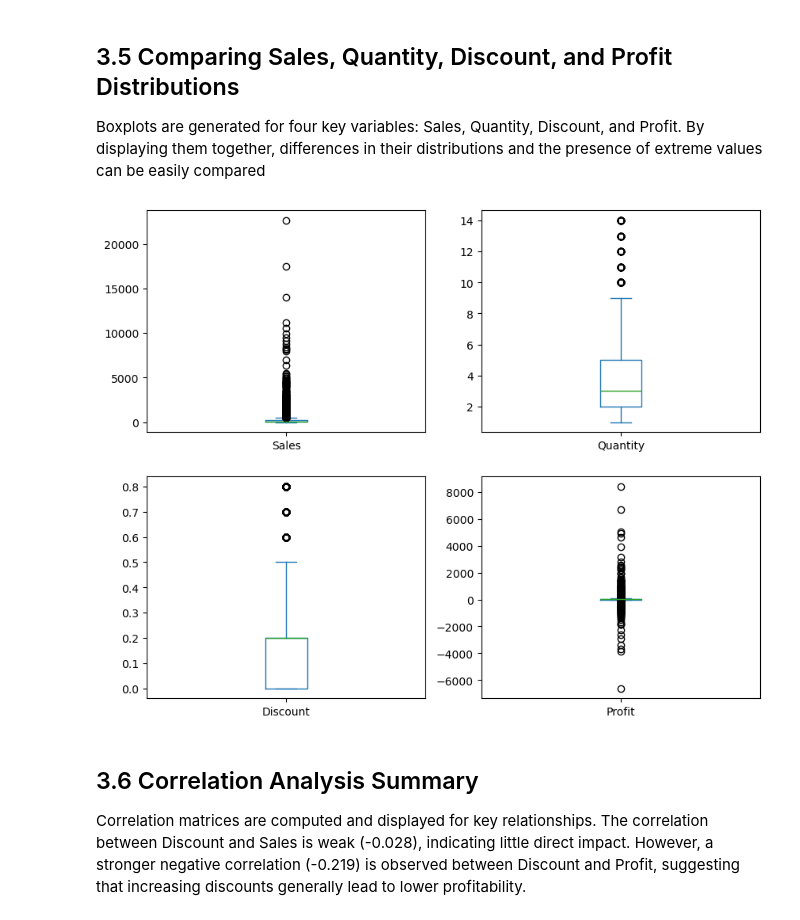
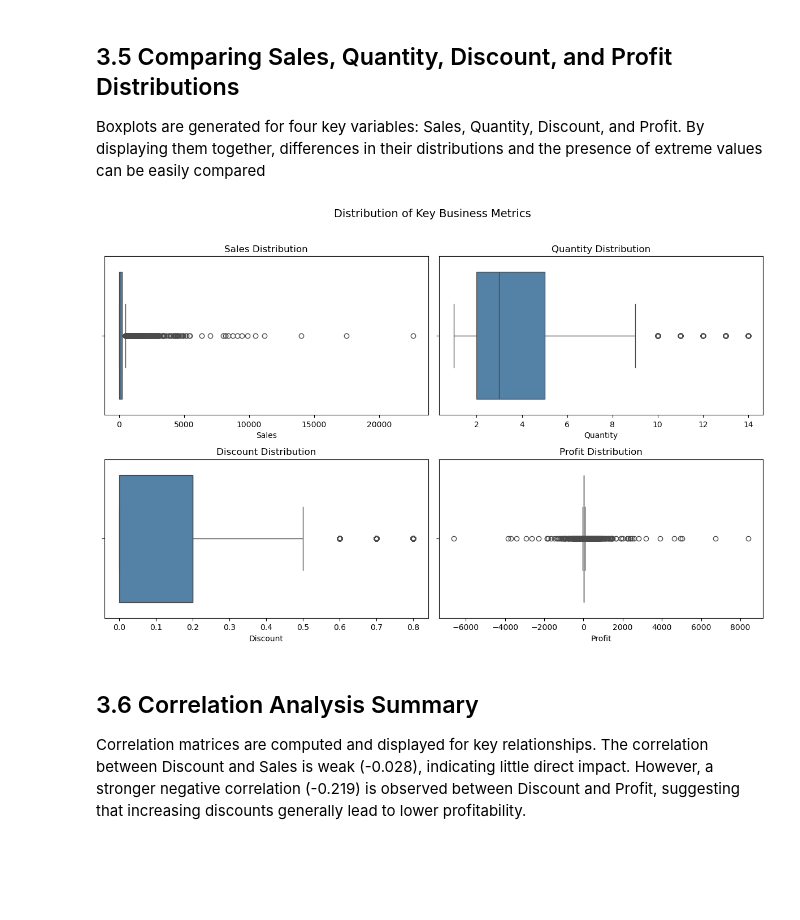
Before and after one commit to jgp-13/Superstore_Sales_Data, a Jupyter notebook: notebooks/03-Data_Visualisation.ipynb, the cells around one changed output. Cells and saved outputs as stored; diff of their text form; code cells hidden in the pictures; blank space fills up the shorter version.

Commit message:
Visualisations edit

```diff
--- a/notebooks/03-Data_Visualisation.ipynb
+++ b/notebooks/03-Data_Visualisation.ipynb
@@ -55,14 +56,17 @@ plt.show()
 ## 3.5 Comparing Sales, Quantity, Discount, and Profit Distributions
 Boxplots are generated for four key variables: Sales, Quantity, Discount, and Profit. By displaying them together, differences in their distributions and the presence of extreme values can be easily compared
 # %%
-import seaborn as sns
-import matplotlib.pyplot as plt
+cols = ['Sales', 'Quantity', 'Discount', 'Profit']
+fig, axes = plt.subplots(2, 2, figsize=(12, 8))
+fig.suptitle("Distribution of Key Business Metrics", fontsize=14)
 
-cols = ['Sales', 'Quantity', 'Discount', 'Profit']
-df_clean[cols].plot(kind='box', subplots=True, layout=(2,2), figsize=(10,8))
+for ax, col in zip(axes.flatten(), cols):
+    sns.boxplot(data=df_clean, x=col, ax=ax, color='steelblue')
+    ax.set_title(f"{col} Distribution")
+plt.tight_layout(rect=[0, 0, 1, 0.96])
 plt.show()
 # %% [output]
-[figure, old version]
+[figure, new version]
 # %% [markdown]
 ## 3.6 Correlation Analysis Summary
 Correlation matrices are computed and displayed for key relationships. The correlation between Discount and Sales is weak (-0.028), indicating little direct impact. However, a stronger negative correlation (-0.219) is observed between Discount and Profit, suggesting that increasing discounts generally lead to lower profitability.
```
Also changed, not shown: parts of 5 cells of this notebook, 3 other files.
